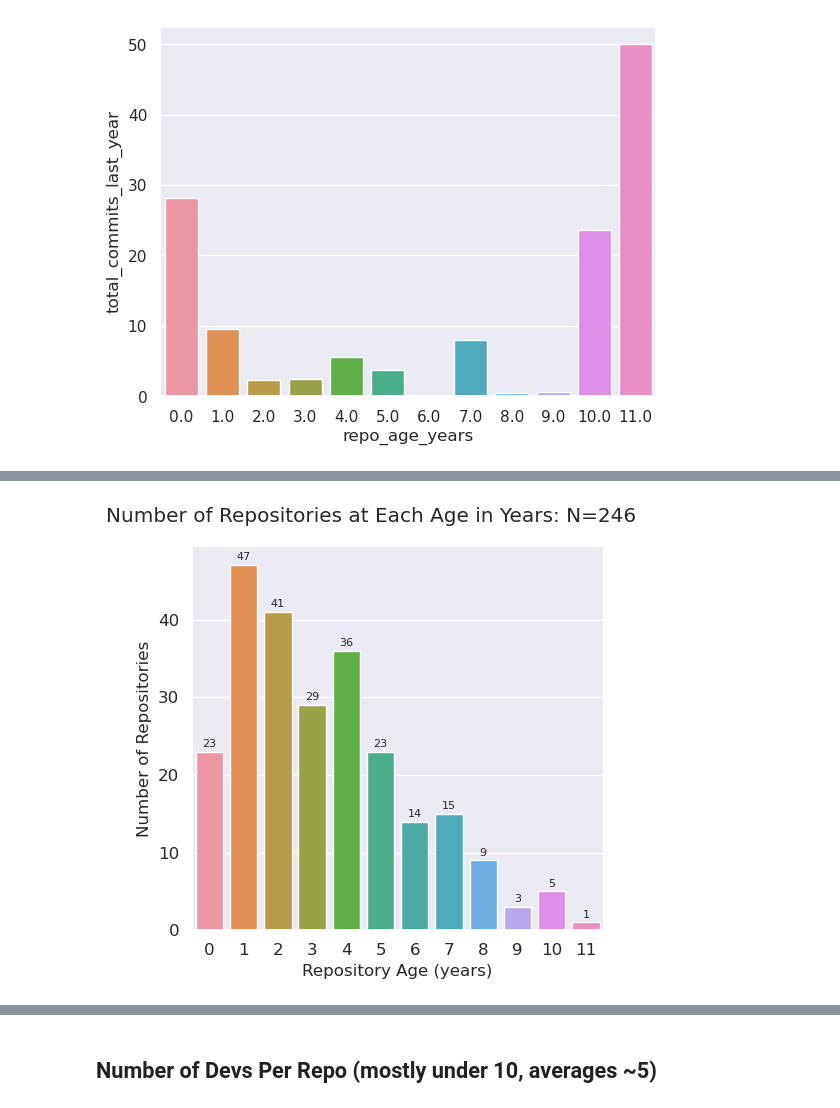
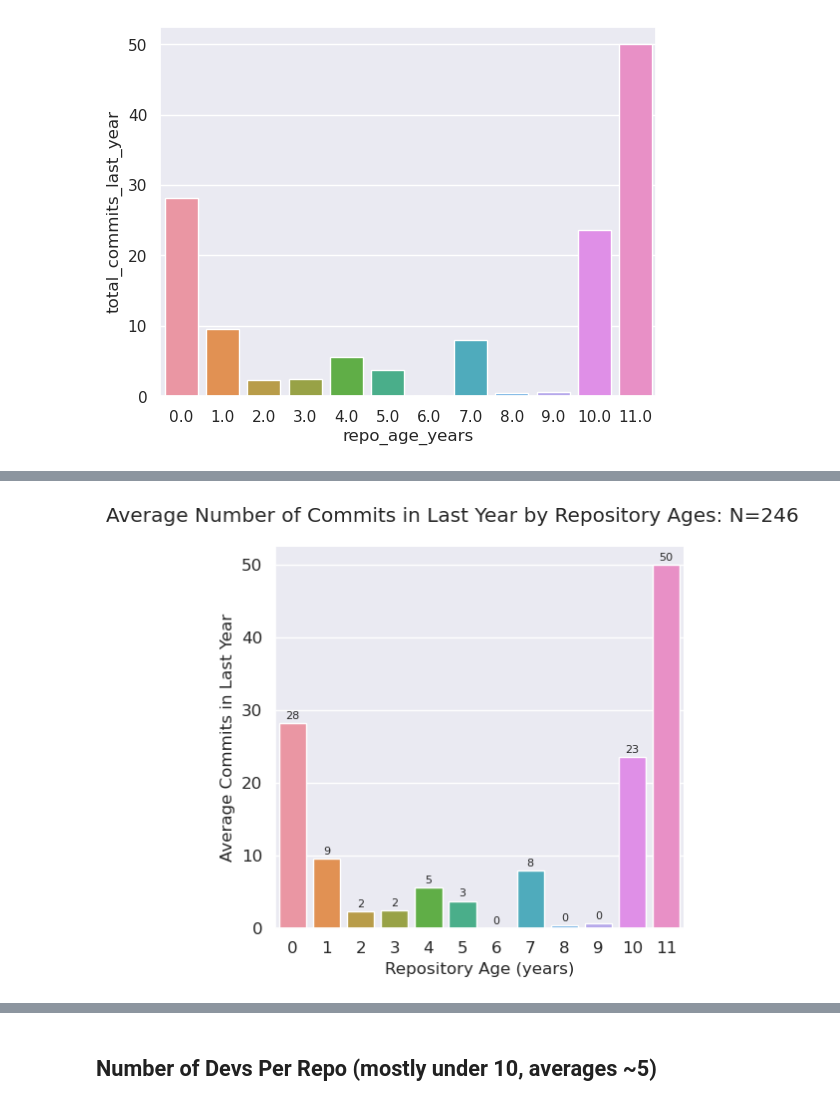
Before and after one commit to FlicAnderson/RSE-personas, a Jupyter notebook: githubanalysis/notebooks/Dev_Assignment.ipynb, the cells around one changed output, grey strips where cells are left out. Drawn from its saved outputs; the diff is of its cells as text; code cells hidden in the pictures.

Commit message:
swapped out error bars; maintenance commit

```diff
--- a/githubanalysis/notebooks/Dev_Assignment.ipynb
+++ b/githubanalysis/notebooks/Dev_Assignment.ipynb
@@ -452,24 +412,40 @@ for i, bar in enumerate(plot.ax.patches):
-# %%
-plot = sns.catplot(data=total_stats_200s, x='repo_age_years', kind='count')
-plot.figure.subplots_adjust(top=0.9)
-plot.fig.suptitle(f"Number of Repositories at Each Age in Years: N={len(total_stats_200s)}")
-
-plt.xticks(size=12)
-plt.xlabel('Repository Age (years)', size=12)
-plt.yticks(size=12)
-plt.ylabel('Number of Repositories', size=12)
-
-# add values to bars (integers)
-for i, bar in enumerate(plot.ax.patches):
-    h = bar.get_height()
-    plot.ax.text(
-        i, # bar index (x coordinate of text)
-        h+1, # y coordinate of text
-        #'{0:.2f}'.format(h),  # y label with 2 decimal places
-        '{}'.format(int(h)),  # y label with whole numbers
-        ha='center',
-        va='center',
-        #fontweight='bold',
-        size=8)
-# %% [output]
-[figure, removed]
+# %%
+#sns.displot(data=total_stats_200s, x='repo_age_days', y='total_commits_last_year', kind='hist')
+
+# Plot repo age (x) vs total commits last year (y) as bar chart of binned years and activity on y.
+# Maybe side-by-side the issues/non-issues/both as bars TODO: explain
+
+sns.set_theme()
+sns.set_palette('colorblind')
+
+# add new column to data that's the repos age in years to bin by
+total_stats_200s['repo_age_years'] = (total_stats_200s['repo_age_days'] // 365 )  # use integer division, not float division (10 // 3 = 3)
+total_stats_200s = total_stats_200s.astype({'repo_age_years': int})
+
+#print(total_stats_200s['repo_age_years'])
+
+
+plot = sns.catplot(data=total_stats_200s, x='repo_age_years', y='total_commits_last_year', kind='bar', estimator='mean', errorbar=None)
+#plot = sns.catplot(data=total_stats_200s, x='repo_age_years', y='total_commits_last_year', kind='bar', estimator='mean', errorbar=('se'))
+plot.figure.subplots_adjust(top=0.9)
+plot.fig.suptitle(f"Average Number of Commits in Last Year by Repository Ages: N={len(total_stats_200s.repo_name)}")
+
+plt.xticks(size=12)
+plt.xlabel('Repository Age (years)', size=12)
+plt.yticks(size=12)
+plt.ylabel('Average Commits in Last Year', size=12)
+
+
+for i, bar in enumerate(plot.ax.patches):
+    h = bar.get_height()
+    plot.ax.text(
+        i, # bar index (x coordinate of text)
+        h+1, # y coordinate of text
+        #'{0:.2f}'.format(h),  # y label with 2decimal places
+        '{}'.format(int(h)),  # y label with whole numbers
+        ha='center',
+        va='center',
+        #fontweight='bold',
+        size=8)
+# %% [output]
+[figure, added]
```
Also changed, not shown: parts of 2 cells of this notebook.
